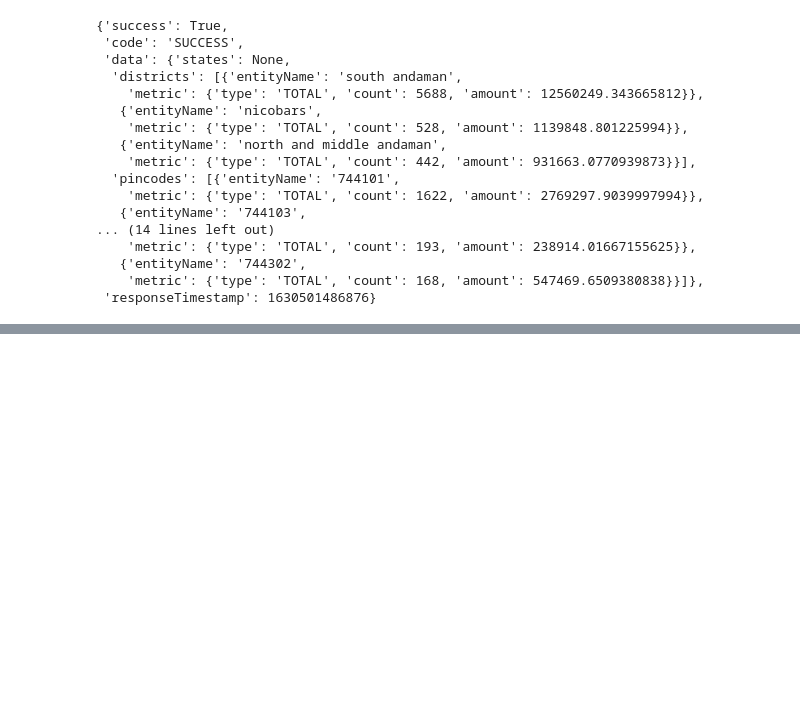
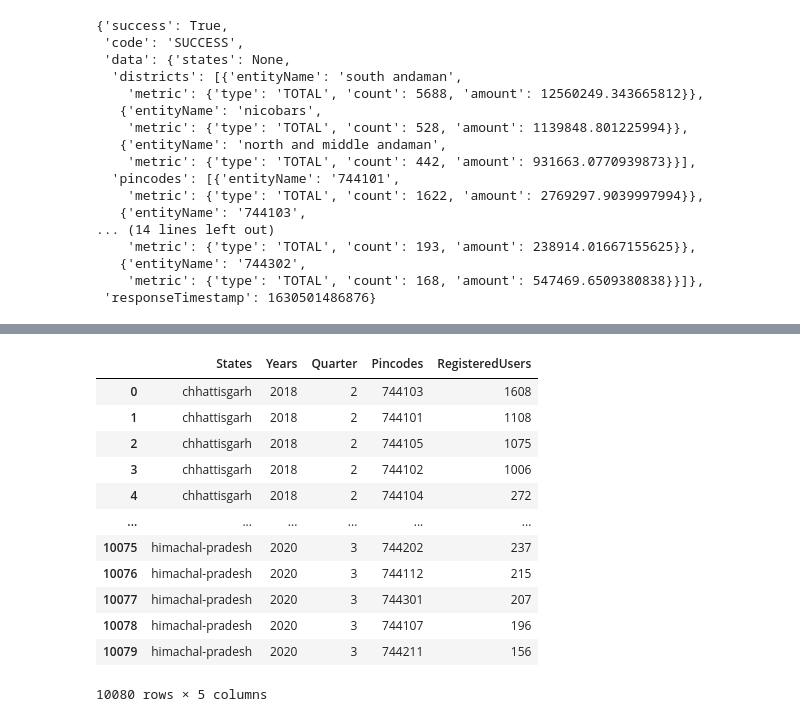
Before and after one commit to sripriya444/DS-COURSE, a Jupyter notebook: Phonepe.ipynb, the cells around one changed output, grey strips where cells are left out. Saved outputs shown, nothing was run; the diff lists cells and outputs as text; code cells hidden in the pictures; blank space fills up the shorter version.

```diff
--- a/Phonepe.ipynb
+++ b/Phonepe.ipynb
@@ -779,0 +890,13 @@ data
+# %%
+for state in top_user_state_list:
+    years=os.listdir(f"{top_user_state_path}/{state}")
+    for year in years:
+        quarter=os.listdir(f"{top_user_state_path}/{state}/{year}")
+        for qtr in quarter:
+           path=f"{top_user_state_path}/{state}/{year}/{qtr}"
+           print(path)
+# %%
+top_user_path="/content/pulse/data/top/user/country/india/state/andaman-&-nicobar-islands/2018/1.json"
+with open(top_user_path,'r') as f:
+  data=json.load(f)
+data
@@ -779,0 +942,46 @@ data
+# %%
+for i in data
+# %%
+top_user_data={'States':[], 'Years':[], 'Quarter':[], 'Pincodes':[], 'RegisteredUsers':[]}
+
+
+for state in top_user_state_list:
+    years=os.listdir(f"{top_user_state_path}/{state}")
+    for year in years:
+        quarter=os.listdir(f"{top_user_state_path}/{state}/{year}")
+        for qtr in quarter:
+           path=f"{top_user_state_path}/{state}/{year}/{qtr}"
+           #print(path)
+
+           with open(top_user_path,'r') as f:
+              data=json.load(f)
+           #print(data)
+           try:
+              for i in data['data']['pincodes']:
+                entityName=i['name']
+                registeredusers=i['registeredUsers']
+                top_user_data['Pincodes'].append(entityName)
+                top_user_data['RegisteredUsers'].append(registeredusers)
+                top_user_data['States'].append(state)
+                top_user_data['Years'].append(year)
+                top_user_data['Quarter'].append(int(qtr.strip(".json")))
+           except:
+               pass
+top_user_data
+# %%
+top_user_data_df=pd.DataFrame(top_user_data)
+top_user_data_df
+# %% [output]
+|  | States | Years | Quarter | Pincodes | RegisteredUsers |
+| 0 | chhattisgarh | 2018 | 2 | 744103 | 1608 |
+| 1 | chhattisgarh | 2018 | 2 | 744101 | 1108 |
+| 2 | chhattisgarh | 2018 | 2 | 744105 | 1075 |
+| 3 | chhattisgarh | 2018 | 2 | 744102 | 1006 |
+| 4 | chhattisgarh | 2018 | 2 | 744104 | 272 |
+| ... | ... | ... | ... | ... | ... |
+| 10075 | himachal-pradesh | 2020 | 3 | 744202 | 237 |
+| 10076 | himachal-pradesh | 2020 | 3 | 744112 | 215 |
+| 10077 | himachal-pradesh | 2020 | 3 | 744301 | 207 |
+| 10078 | himachal-pradesh | 2020 | 3 | 744107 | 196 |
+| 10079 | himachal-pradesh | 2020 | 3 | 744211 | 156 |
+10080 rows × 5 columns
```
Also changed, not shown: parts of 11 cells of this notebook.
